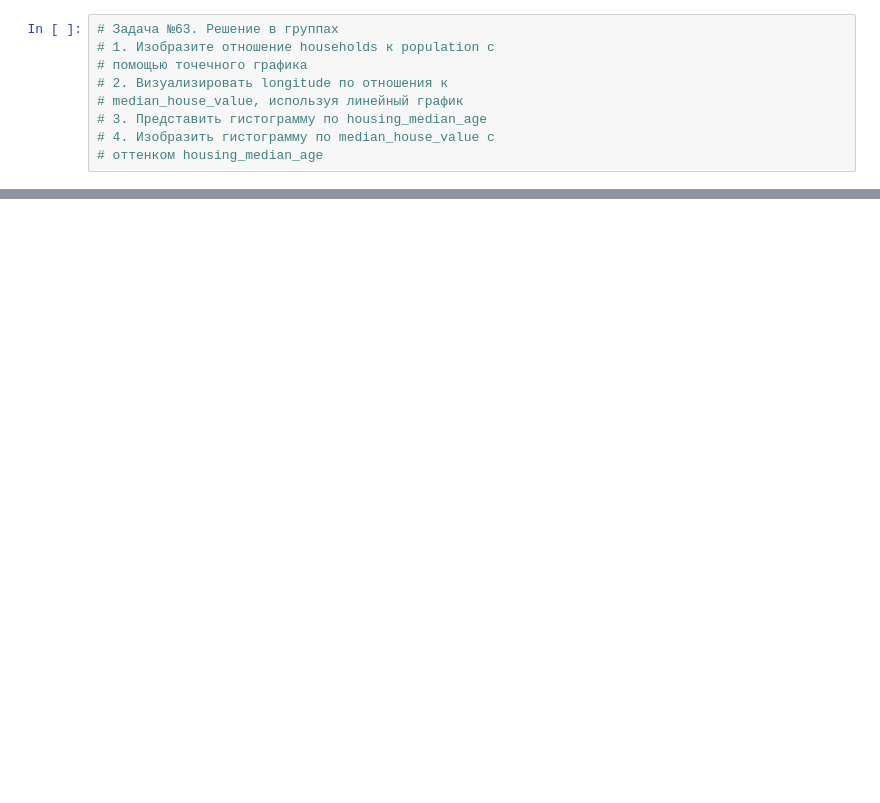
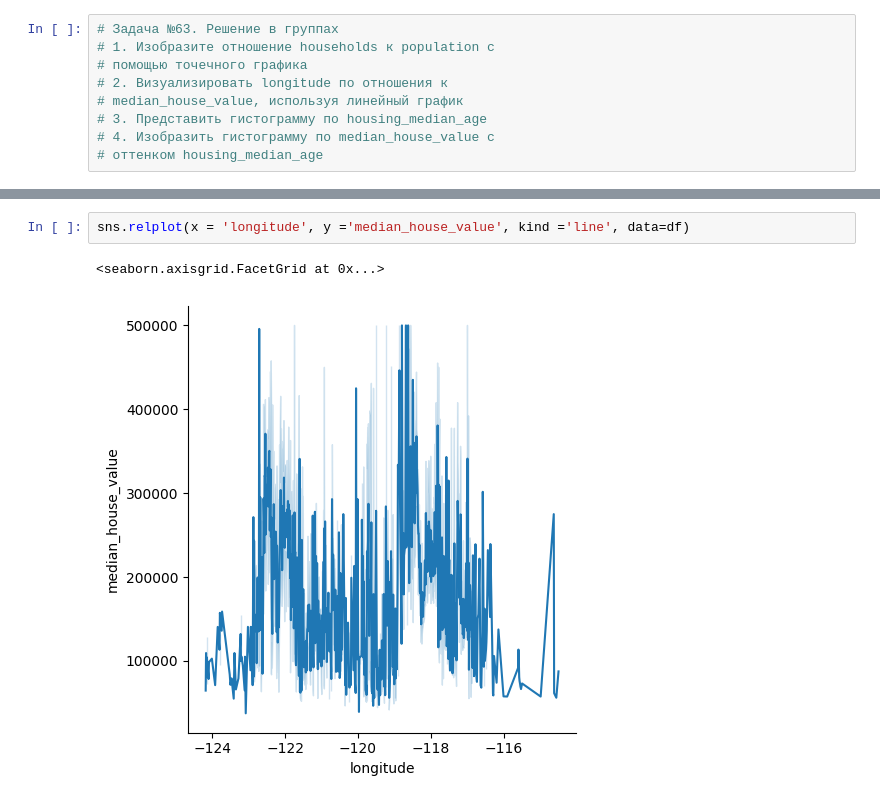
Before and after one commit to Ytanta/Python, a Jupyter notebook: Task63.ipynb, the cells around one changed output, grey strips where cells are left out. Drawn from its saved outputs; the diff is of its cells as text; blank space fills up the shorter version.

```diff
--- a/Task63.ipynb
+++ b/Task63.ipynb
@@ -15,0 +19,5 @@ ModuleNotFoundError: No module named 'seaborn'
+# %%
+sns.relplot(x = 'longitude', y ='median_house_value', kind ='line', data=df)
+# %% [output]
+<seaborn.axisgrid.FacetGrid at 0x...>
+[figure, added]
```
Also changed, not shown: parts of 4 cells of this notebook.
